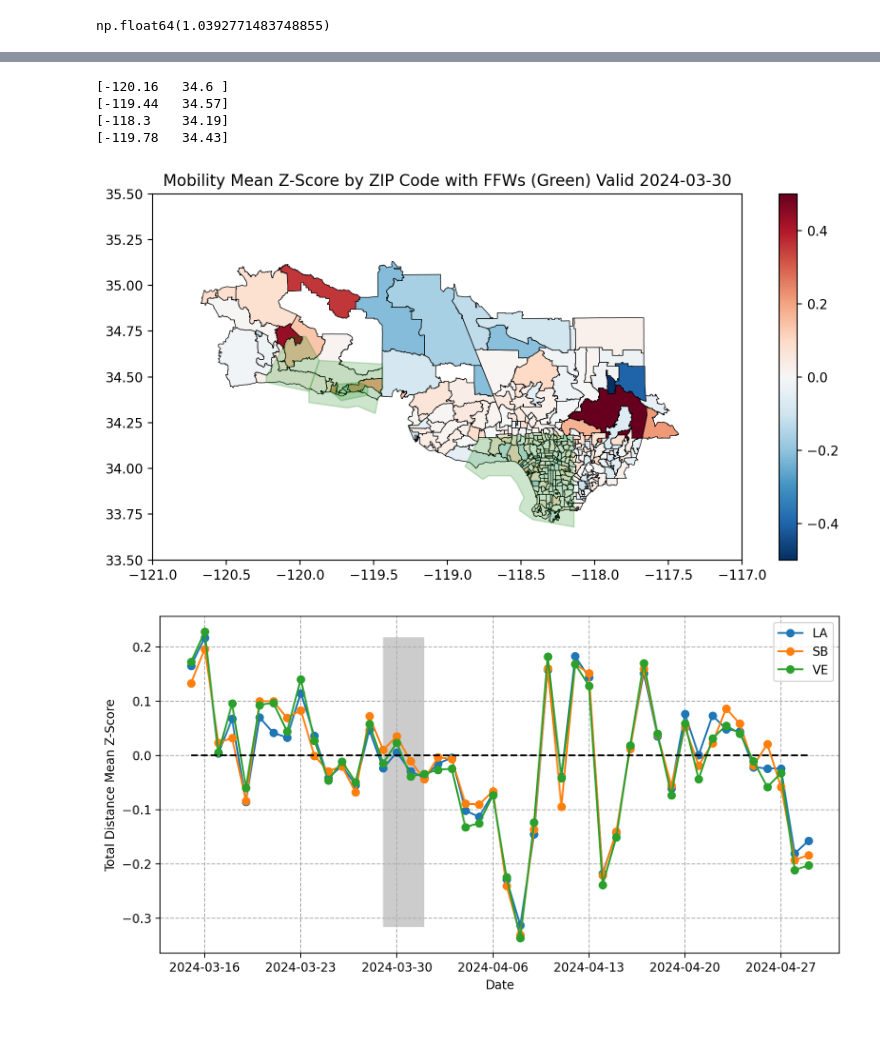
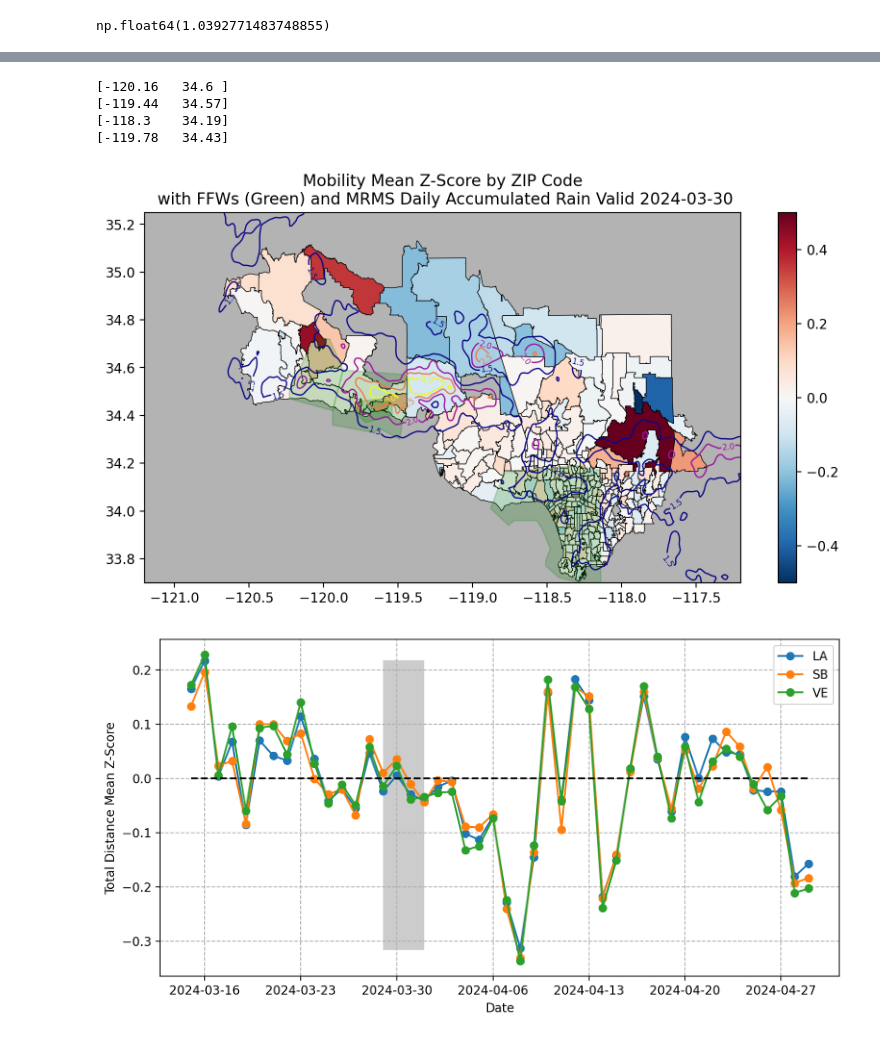
Before and after one commit to ai2es/cat-rain, a Jupyter notebook: notebooks/bootstrap_dataset_agg.ipynb, the cells around one changed output, grey strips where cells are left out. Cells and saved outputs as stored; diff of their text form; code cells hidden in the pictures.

```diff
--- a/notebooks/bootstrap_dataset_agg.ipynb
+++ b/notebooks/bootstrap_dataset_agg.ipynb
@@ -273,3 +273,5 @@ for zip_code in zip_counts.index:
 zip_traces["distance_straight_line_2024-03-30"].max()
 # %% [output]
 np.float64(1.0392771483748855)
+# %%
+rain_ds = xr.open_dataset("/glade/campaign/cisl/aiml/cat_flood/mrms/raw/mrms_precip_daily.nc")
@@ -276,26 +307,30 @@ np.float64(1.0392771483748855)
 # %%
 fig = plt.figure(figsize=(10, 5), dpi=200)
 cmap = plt.get_cmap("RdBu_r")
 norm = Normalize(-0.5, 0.5)
 sm = ScalarMappable(norm=norm, cmap=cmap)
 for i, zi in enumerate(zip_index):
     coords = np.array(cal_zips["features"][zi]["geometry"]["coordinates"][0])
     plt.fill(coords[:, 0], coords[:, 1], color=sm.to_rgba(zip_traces.iloc[i].loc["distance_straight_line_2024-03-30"]), ec='k', lw=0.5)
-plt.xlim(-121, -117)
-plt.ylim(33.5, 35.5)
+plt.xlim(-121.2, -117.2)
+plt.ylim(33.7, 35.25)
 for ffw in ffws["events"]["features"]:
     coords = np.array(ffw["geometry"]["coordinates"][0][0])
     print(coords[0])
     plt.fill(coords[:, 0], coords[:, 1], color='g', alpha=0.2)
+rain_cont = plt.contour(rain_ds["lon"] - 360, rain_ds["lat"], gaussian_filter(rain_ds["MultiSensor_QPE_01H_Pass2_00.00_sum"].sel(time="2024-03-30") / 25.4, 1),
+            [1.5, 2, 2.5, 3], cmap="plasma", linewidths=1.0)
+plt.clabel(rain_cont, fontsize=6)
+plt.gca().set_facecolor("0.7")
 plt.colorbar(sm, ax=plt.gca())
-plt.title("Mobility Mean Z-Score by ZIP Code with FFWs (Green) Valid 2024-03-30")
+plt.title("Mobility Mean Z-Score by ZIP Code\n with FFWs (Green) and MRMS Daily Accumulated Rain Valid 2024-03-30")
 plt.savefig("zscore_zip_code.png", bbox_inches="tight", dpi=300)
 # %% [output]
 [-120.16   34.6 ]
 [-119.44   34.57]
 [-118.3    34.19]
 [-119.78   34.43]
-[figure, old version]
+[figure, new version]
 # %%
 dates = [x.split("_")[-1] for x in metric_cols]
 plt.figure(figsize=(10, 5), dpi=200)
```
Also changed, not shown: parts of 5 cells of this notebook, 1 other file.
